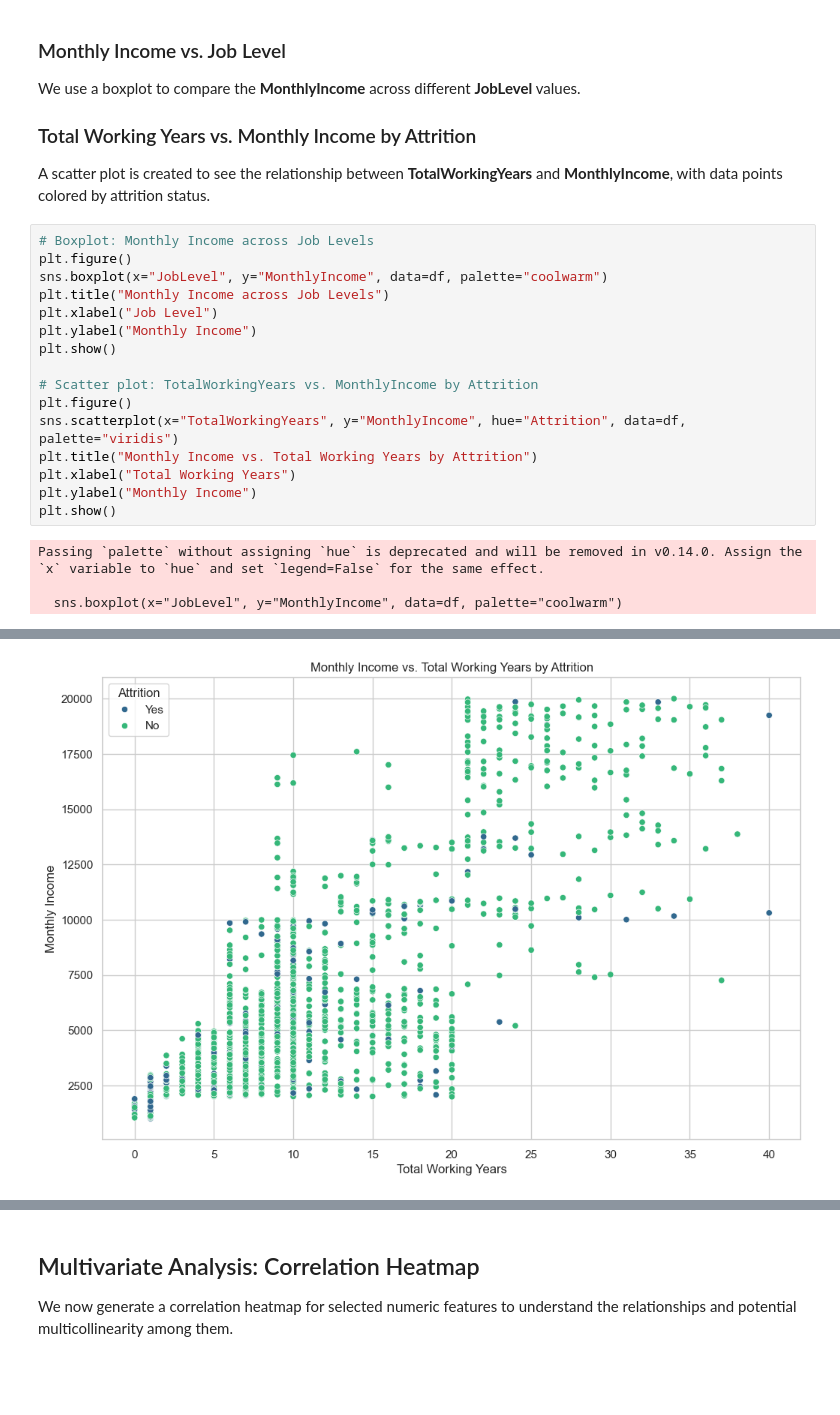
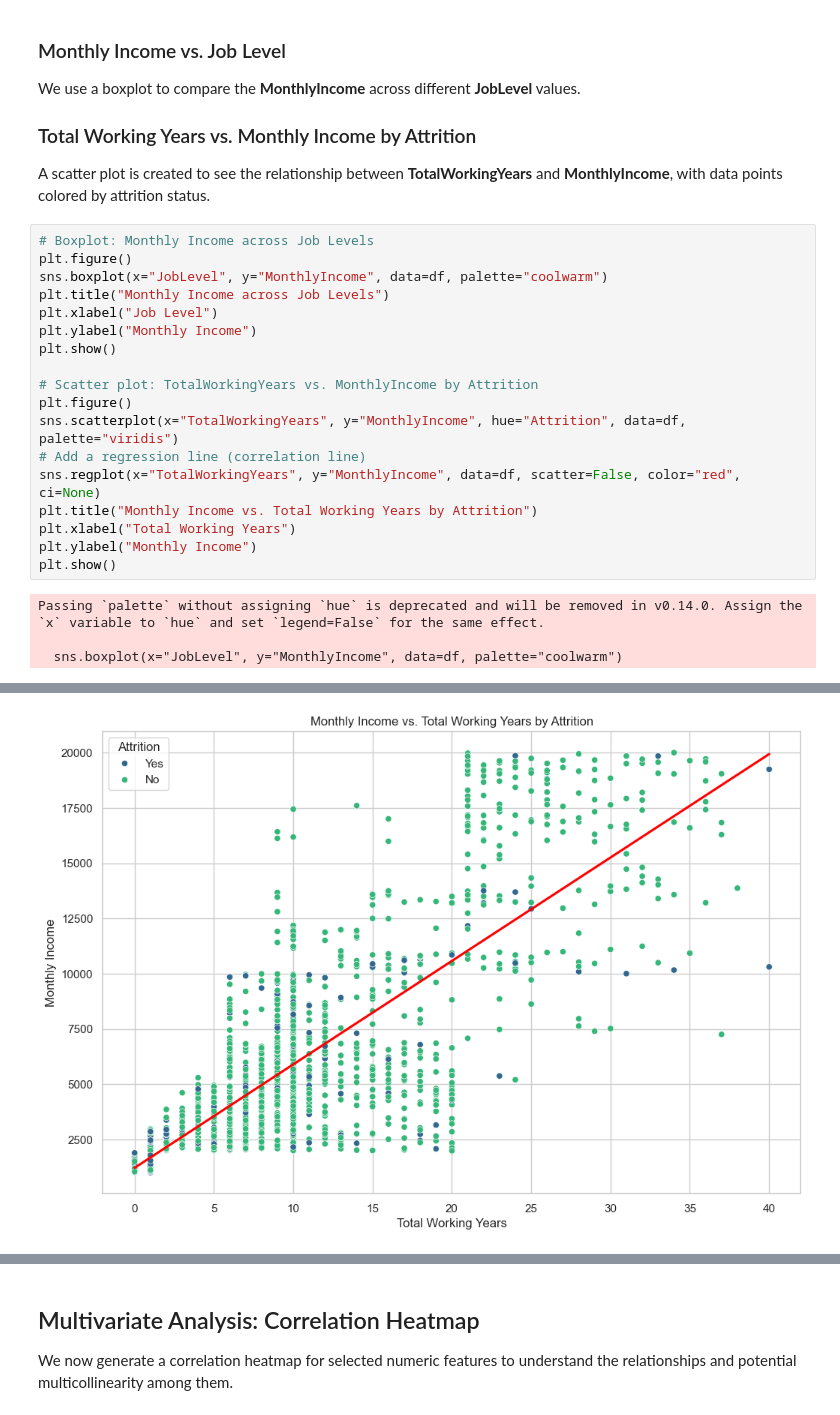
Before and after one commit to ZeInhumane/SC1015, a Jupyter notebook: 02_ExploratoryDataAnalysis.ipynb, the cells around one changed output, grey strips where cells are left out. Saved outputs shown, nothing was run; the diff lists cells and outputs as text; blank space fills up the shorter version.

```diff
--- a/02_ExploratoryDataAnalysis.ipynb
+++ b/02_ExploratoryDataAnalysis.ipynb
@@ -133,23 +133,25 @@ A scatter plot is created to see the relationship between **TotalWorkingYears**
 # %%
 # Boxplot: Monthly Income across Job Levels
 plt.figure()
 sns.boxplot(x="JobLevel", y="MonthlyIncome", data=df, palette="coolwarm")
 plt.title("Monthly Income across Job Levels")
 plt.xlabel("Job Level")
 plt.ylabel("Monthly Income")
 plt.show()
 
 # Scatter plot: TotalWorkingYears vs. MonthlyIncome by Attrition
 plt.figure()
 sns.scatterplot(x="TotalWorkingYears", y="MonthlyIncome", hue="Attrition", data=df, palette="viridis")
+# Add a regression line (correlation line)
+sns.regplot(x="TotalWorkingYears", y="MonthlyIncome", data=df, scatter=False, color="red", ci=None)
 plt.title("Monthly Income vs. Total Working Years by Attrition")
 plt.xlabel("Total Working Years")
 plt.ylabel("Monthly Income")
 plt.show()
 # %% [output]
 Passing `palette` without assigning `hue` is deprecated and will be removed in v0.14.0. Assign the `x` variable to `hue` and set `legend=False` for the same effect.
 
   sns.boxplot(x="JobLevel", y="MonthlyIncome", data=df, palette="coolwarm")
 [figure]
-[figure, old version]
+[figure, new version]
 # %% [markdown]
```
Also changed, not shown: parts of 2 cells of this notebook, 4 other files.
